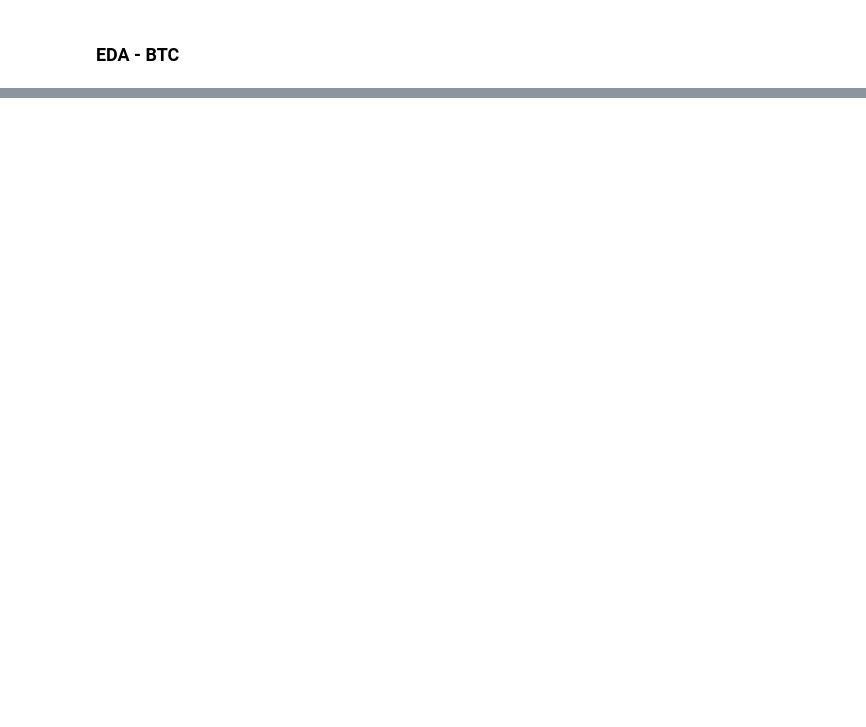
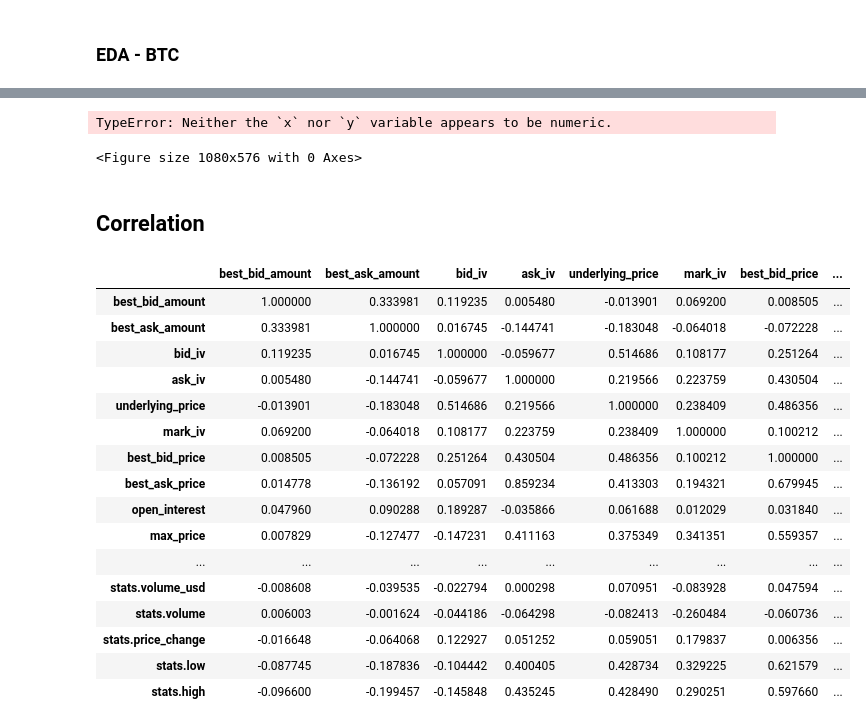
Before and after one commit to EthanFalcao/Defi_Options_Implied_Volatility, a Jupyter notebook: EDA.ipynb, the cells around one changed output, grey strips where cells are left out. Cells and saved outputs as stored; diff of their text form; code cells hidden in the pictures; blank space fills up the shorter version.

```diff
--- a/EDA.ipynb
+++ b/EDA.ipynb
@@ -122,3 +198,51 @@ descriptive_stats, IQR
+# %%
+import pandas as pd
+import seaborn as sns
+import matplotlib.pyplot as plt
+
+#df_num_dis= df_num.drop(columns=['length'])
+
+
+# Stacking the data for a single box plot
+stacked_data = btc_data.melt(var_name='Feature', value_name='Value')
+
+# Create a single box plot
+plt.figure(figsize=(15, 8))  # Adjust the figure size as needed
+sns.boxplot(data=stacked_data, x='Feature', y='Value')
+plt.xticks(rotation=45)  # Rotate x-axis labels for better readability
+plt.title('data distribution',size=18)
+plt.tight_layout()
+plt.show()
+# %% [output]
+TypeError: Neither the `x` nor `y` variable appears to be numeric.
+<Figure size 1080x576 with 0 Axes>
+# %% [markdown]
+## Correlation
+# %%
+import pandas as pd
+import numpy as np
+num_data = btc_data.drop('interest_rate', axis=1, inplace = True)
+corr = btc_data.corr()
+corr.style.background_gradient(cmap='coolwarm')
+# 'RdBu_r', 'BrBG_r', & PuOr_r are other good diverging colormaps
+# %% [output]
+|  | best_bid_amount | best_ask_amount | bid_iv | ask_iv | underlying_price | mark_iv | best_bid_price | ... |
+| best_bid_amount | 1.000000 | 0.333981 | 0.119235 | 0.005480 | -0.013901 | 0.069200 | 0.008505 | ... |
+| best_ask_amount | 0.333981 | 1.000000 | 0.016745 | -0.144741 | -0.183048 | -0.064018 | -0.072228 | ... |
+| bid_iv | 0.119235 | 0.016745 | 1.000000 | -0.059677 | 0.514686 | 0.108177 | 0.251264 | ... |
+| ask_iv | 0.005480 | -0.144741 | -0.059677 | 1.000000 | 0.219566 | 0.223759 | 0.430504 | ... |
+| underlying_price | -0.013901 | -0.183048 | 0.514686 | 0.219566 | 1.000000 | 0.238409 | 0.486356 | ... |
+| mark_iv | 0.069200 | -0.064018 | 0.108177 | 0.223759 | 0.238409 | 1.000000 | 0.100212 | ... |
+| best_bid_price | 0.008505 | -0.072228 | 0.251264 | 0.430504 | 0.486356 | 0.100212 | 1.000000 | ... |
+| best_ask_price | 0.014778 | -0.136192 | 0.057091 | 0.859234 | 0.413303 | 0.194321 | 0.679945 | ... |
+| open_interest | 0.047960 | 0.090288 | 0.189287 | -0.035866 | 0.061688 | 0.012029 | 0.031840 | ... |
+| max_price | 0.007829 | -0.127477 | -0.147231 | 0.411163 | 0.375349 | 0.341351 | 0.559357 | ... |
+| ... | ... | ... | ... | ... | ... | ... | ... | ... |
+| stats.volume_usd | -0.008608 | -0.039535 | -0.022794 | 0.000298 | 0.070951 | -0.083928 | 0.047594 | ... |
+| stats.volume | 0.006003 | -0.001624 | -0.044186 | -0.064298 | -0.082413 | -0.260484 | -0.060736 | ... |
+| stats.price_change | -0.016648 | -0.064068 | 0.122927 | 0.051252 | 0.059051 | 0.179837 | 0.006356 | ... |
+| stats.low | -0.087745 | -0.187836 | -0.104442 | 0.400405 | 0.428734 | 0.329225 | 0.621579 | ... |
+| stats.high | -0.096600 | -0.199457 | -0.145848 | 0.435245 | 0.428490 | 0.290251 | 0.597660 | ... |
 # %%
 eth_data.head()
 # %% [output]
```
Also changed, not shown: parts of 14 cells of this notebook, 1 other file.
